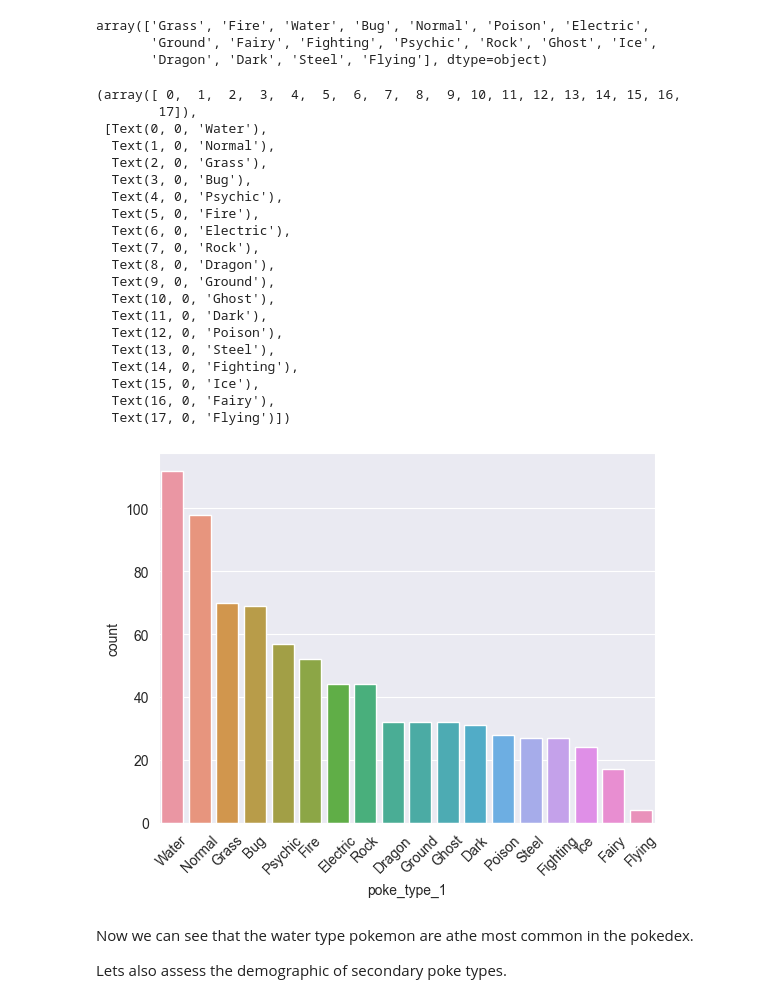
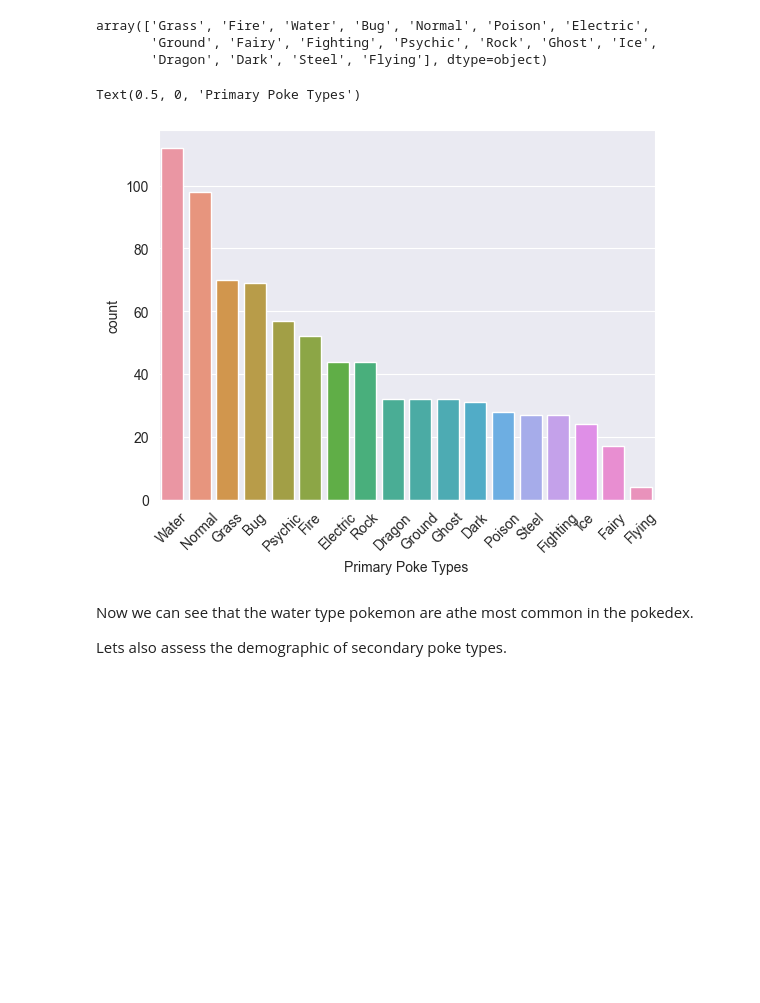
Before and after one commit to ShaniceWilliams/poke-project, a Jupyter notebook: poke_project.ipynb, the cells around one changed output. Drawn from its saved outputs; the diff is of its cells as text; code cells hidden in the pictures; blank space fills up the shorter version.

```diff
--- a/poke_project.ipynb
+++ b/poke_project.ipynb
@@ -83,42 +83,24 @@ array(['Grass', 'Fire', 'Water', 'Bug', 'Normal', 'Poison', 'Electric',
 # %%
 #Count how many times each primary type occurs
 type_count = df.poke_type_1.value_counts()
 type(type_count)
 # Using the value counts produces a pandas Series. We need to convert this into a dataframe to be able to visualise.
 
 cols = ["primary_type", "count"]
 
 types_df = pd.DataFrame(type_count, columns=cols)
 types_df.reset_index()
 types_df.drop(["primary_type"], axis=1, inplace=True)
 types_df.reset_index(inplace=True)
 
 
 # Now that we have a dataframe we should be able to plot the data
 sns.barplot(types_df, x="poke_type_1", y="count", width=0.8)
 plt.xticks(rotation=45)
+plt.xlabel('Primary Poke Types')
 # %% [output]
-(array([ 0,  1,  2,  3,  4,  5,  6,  7,  8,  9, 10, 11, 12, 13, 14, 15, 16,
-        17]),
- [Text(0, 0, 'Water'),
-  Text(1, 0, 'Normal'),
-  Text(2, 0, 'Grass'),
-  Text(3, 0, 'Bug'),
-  Text(4, 0, 'Psychic'),
-  Text(5, 0, 'Fire'),
-  Text(6, 0, 'Electric'),
-  Text(7, 0, 'Rock'),
-  Text(8, 0, 'Dragon'),
-  Text(9, 0, 'Ground'),
-  Text(10, 0, 'Ghost'),
-  Text(11, 0, 'Dark'),
-  Text(12, 0, 'Poison'),
-  Text(13, 0, 'Steel'),
-  Text(14, 0, 'Fighting'),
-  Text(15, 0, 'Ice'),
-  Text(16, 0, 'Fairy'),
-  Text(17, 0, 'Flying')])
+Text(0.5, 0, 'Primary Poke Types')
-[figure, old version]
+[figure, new version]
 # %% [markdown]
 Now we can see that the water type pokemon are athe most common in the pokedex.
 
```
Also changed, not shown: parts of 1 cell of this notebook.
